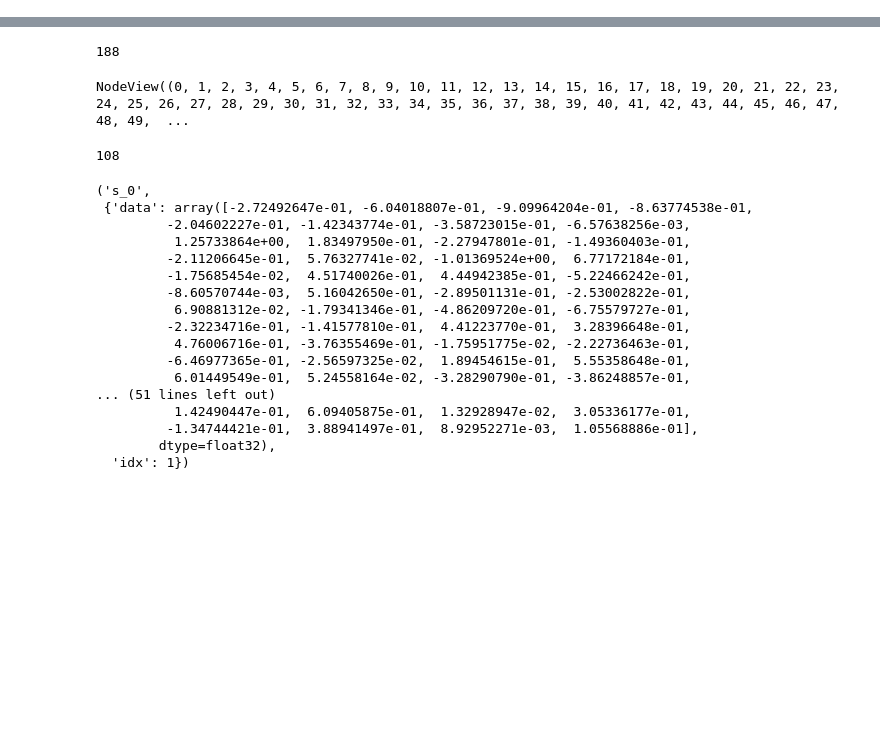
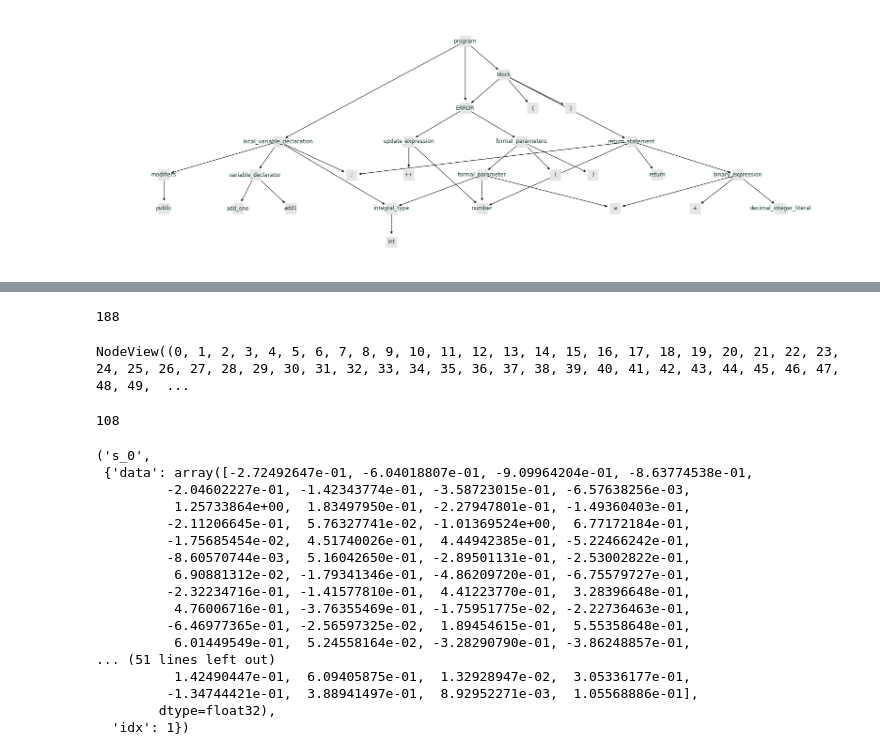
Before and after one commit to Stalker7101/code_clone_detection, a Jupyter notebook: notebooks/data_preprocssing_main.ipynb, the cells around one changed output, grey strips where cells are left out. Saved outputs shown, nothing was run; the diff lists cells and outputs as text; code cells hidden in the pictures; blank space fills up the shorter version.

```diff
--- a/notebooks/data_preprocssing_main.ipynb
+++ b/notebooks/data_preprocssing_main.ipynb
@@ -13,0 +27,13 @@ from sklearn.model_selection import train_test_split
+# %%
+parser = get_parser("../data/java.so")
+# %%
+g1 = parse_program(p1, parser)
+g2 = parse_program(p2, parser)
+# %%
+def plot_graph(g: nx.DiGraph):
+    from networkx.drawing.nx_agraph import graphviz_layout
+    labels: Dict[TreeSitterNode, str] = {node: node.name for node in g.nodes}
+    g = nx.relabel_nodes(g,labels)
+    pos = graphviz_layout(g, prog='dot')
+    fig, ax = plt.subplots(1, 1, figsize=(30, 10))
+    nx.draw(g, pos, ax=ax, with_labels=True, arrows=True, font_color=(.08, .21, .21), font_size=12, node_shape="s", node_size=600, node_color=[[.9, .9, .9]])
@@ -13,0 +46,7 @@ from sklearn.model_selection import train_test_split
+# %%
+g3 = nx.compose(g1, g2)
+# %%
+plot_graph(g3)
+plt.savefig("p3_compose.png")
+# %% [output]
+[figure, added]
```
Also changed, not shown: parts of 6 cells of this notebook, 59 other files.
